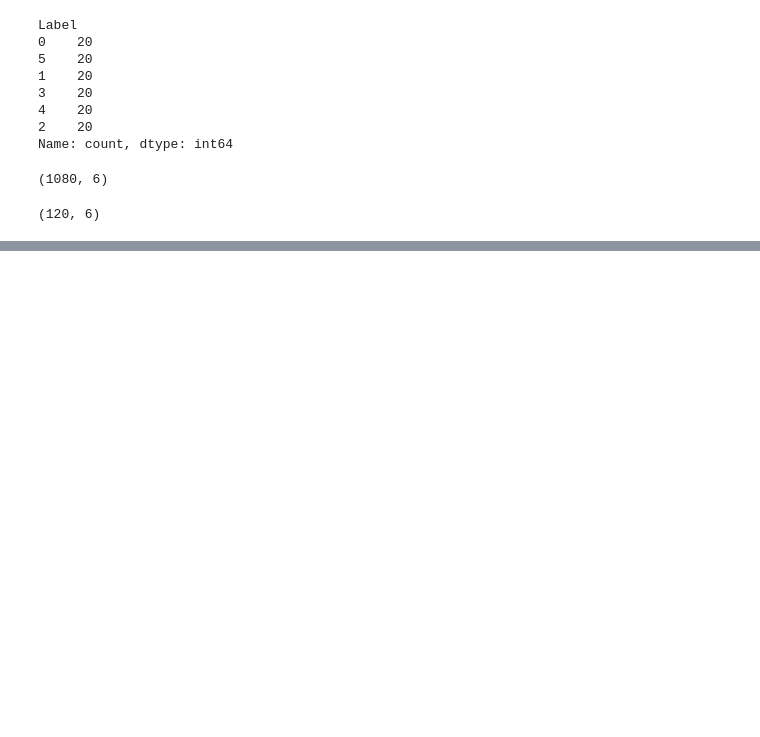
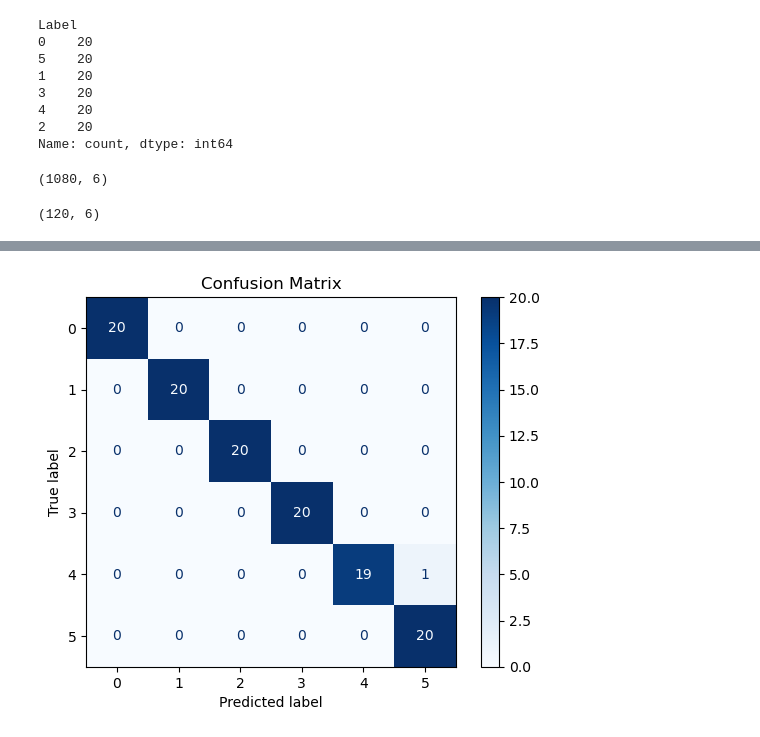
Before and after one commit to EngBrian/Finger_Signs_Detection, a Jupyter notebook: index.ipynb, the cells around one changed output, grey strips where cells are left out. Saved outputs shown, nothing was run; the diff lists cells and outputs as text; code cells hidden in the pictures; blank space fills up the shorter version.

Commit message:
added confusion matrix

```diff
--- a/index.ipynb
+++ b/index.ipynb
@@ -215,0 +217,13 @@ preds = M1.evaluate(X_test_norm, y_test_norm, batch_size=32, verbose=1, sample_w
+# %%
+# plot a confusion matrix
+
+# Get true and predicted values
+y_pred = np.argmax(M1.predict(X_test_norm), axis=1)
+y_true = np.argmax(y_test_norm, axis=1)
+
+cm = confusion_matrix(y_true, y_pred)
+disp = ConfusionMatrixDisplay(confusion_matrix=cm)
+disp.plot(cmap='Blues')
+plt.title("Confusion Matrix")
+plt.show()
+# %% [output]
@@ -216,3 +231,4 @@ preds = M1.evaluate(X_test_norm, y_test_norm, batch_size=32, verbose=1, sample_w
+[figure, added]
 # %%
 # visualize to evaluate the predictions
 for i in range(20):
```
Also changed, not shown: parts of 8 cells of this notebook.
